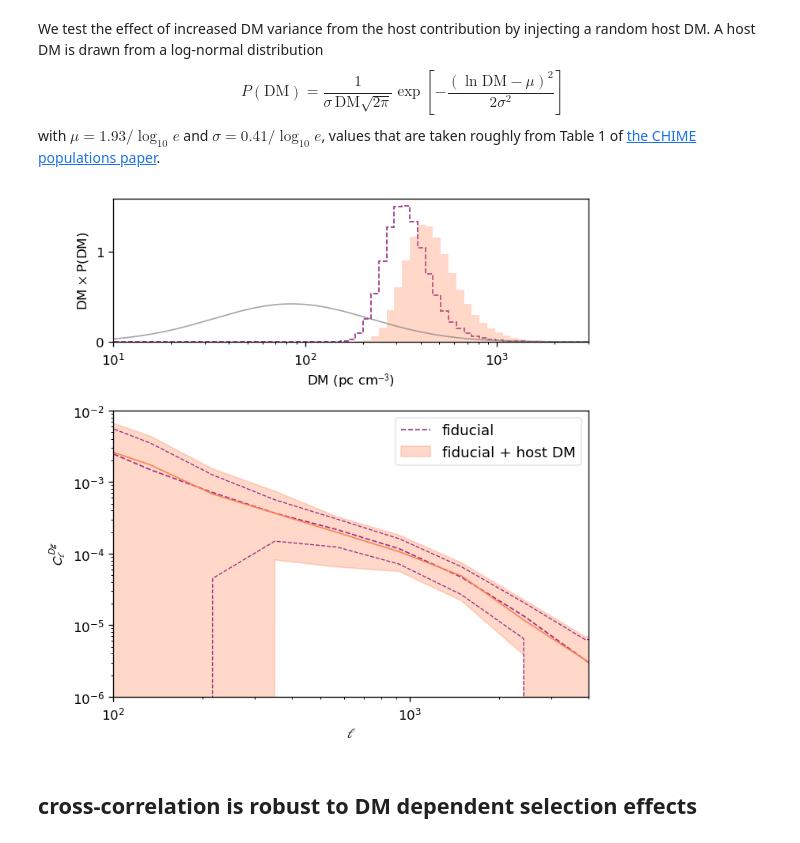
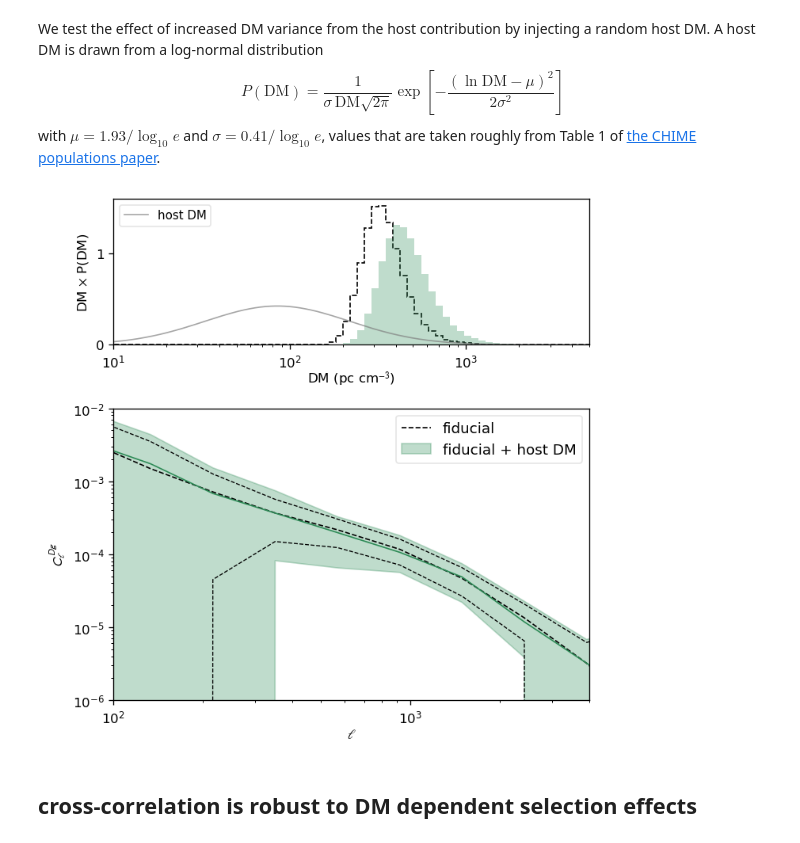
Before and after one commit to aqcheng/illustris_frb, a Jupyter notebook: notebooks/paper_figures.ipynb, the cells around one changed output. Cells and saved outputs as stored; diff of their text form; code cells hidden in the pictures.

```diff
--- a/notebooks/paper_figures.ipynb
+++ b/notebooks/paper_figures.ipynb
@@ -61,17 +62,15 @@ scatterPs_slice, scatterPs_full = 1 - np.concatenate(combined_res['scatterPs']['
 # %% [markdown]
 ### plotting helper functions
 # %%
-figpath = '/ceph/submit/data/group/submit-illustris/april/data/figures'
+figpath = '/ceph/submit/data/group/submit-illustris/april/data/figures_final'
 
 colorcycle = ['#1f77b4', '#ff7f0e', '#2ca02c', '#d62728', '#9467bd',
               '#8c564b', '#e377c2', '#7f7f7f', '#bcbd22', '#17becf']
 
-magma = sns.color_palette("magma_r")
 colorblind = sns.color_palette('colorblind')
 mako = sns.color_palette("mako_r", 4)
 flare = sns.color_palette("flare", 4)
-viridis = sns.color_palette('viridis_r', 3)
-fid_c = magma[3]
+fid_c = 'k'
 
 plt.style.use({
     'font.family':        'serif',
@@ -106,7 +105,7 @@ def plot_xcorr(ells, C_ls, ax=None, label=None, color='k', lw=1,
     ax.set_xscale(xscale)
     ax.set_yscale(yscale)
     ax.set_ylabel(ylabel)
-    ax.set_xlabel(xlabel)
+    ax.set_xlabel(xlabel, labelpad=2)
 
     if xlim is None:
         # ax.set_xlim((ells[0], ells[-1]))
@@ -151,14 +150,18 @@ def plot_ref_ClDg(ax, ref_ClDg=midslice_ClDgs, lw1=0.7, lw2=0.5, ells=ells, colo
             color = fid_c
         else:
             color='k'
-    if lw1 > 0:
-        ax.plot(ells, np.median(ref_ClDg, axis=0), color=color, lw=lw1, ls='--', label=label)
-        label2=None
+    if ref_ClDg is midslice_ClDgs:
+        ax.plot(ells, np.median(ref_ClDg, axis=0), color=color, lw=lw1)
+        ax.fill_between(ells, np.percentile(ref_ClDg, 16, axis=0), np.percentile(ref_ClDg, 84, axis=0), color=color, alpha=0.3, label=label)
     else:
-        label2=label
-    if lw2 > 0:
-        ax.plot(ells, np.percentile(ref_ClDg, 16, axis=0), color=color, lw=lw2, ls='--', label=label2)
-        ax.plot(ells, np.percentile(ref_ClDg, 84, axis=0), color=color, lw=lw2, ls='--')
+        if lw1 > 0:
+            ax.plot(ells, np.median(ref_ClDg, axis=0), color=color, lw=lw1, ls='--', label=label)
+            label2=None
+        else:
+            label2=label
+        if lw2 > 0:
+            ax.plot(ells, np.percentile(ref_ClDg, 16, axis=0), color=color, lw=lw2, ls='--', label=label2)
+            ax.plot(ells, np.percentile(ref_ClDg, 84, axis=0), color=color, lw=lw2, ls='--')
 
 def subplot_from_list(results_list, ells=ells, ref_ClDg=None, ref_label='default', ref_lws=(1, 0.8), labels=None,
                       ax=None, colors=colorcycle, legend=True, alpha=0.9, **kwargs):
@@ -234,38 +243,36 @@ H_fid_host, _ = np.histogram(fid_DMs_ + host_DMs_, bins=bins, density=True)
 # %%
 gs = gridspec.GridSpec(2, 1, height_ratios=[1, 2])
 fig = plt.figure(figsize=(6,6))
 
 ax_hist = fig.add_subplot(gs[0])
 ax = fig.add_subplot(gs[1])
 
-c = 'coral'
+c = 'seagreen'
 
 # DM host histogram
 DM_mids_ = (bins[:-1] + bins[1:]) / 2
-_ = ax_hist.plot(DMs_, PDMs_ * DMs_, color='gray', lw=1, alpha=0.7)
-_ = ax_hist.stairs(H_fid*DM_mids_, bins, color=fid_c, label='fiducial', ls='--')
-_ = ax_hist.stairs(H_fid_host*DM_mids_, bins, color=c, label='fiducial + host DM', fill=True, alpha=0.3)
+_ = ax_hist.plot(DMs_, PDMs_ * DMs_, color='gray', label='host DM', lw=1, alpha=0.7)
+_ = ax_hist.stairs(H_fid*DM_mids_, bins, color=fid_c, ls='--')
+_ = ax_hist.stairs(H_fid_host*DM_mids_, bins, color=c, fill=True, alpha=0.3)
 
-# _ = ax_hist.hist(fid_DMs_, bins=bins, histtype='step',ls="--", color=c, label='fiducial', density=True)
-# _ = ax_hist.hist(fid_DMs_ + host_DMs_, bins=bins, alpha=0.3, color=c, label='fiducial + host DM', density=True)
-# _ = ax_hist.hist(fid_DMs_ + host_DMs_, bins=bins, histtype='step', alpha=0.3, color=c, density=True)
-
-ax_hist.set_xlabel('DM (pc cm$^{-3}$)')
+ax_hist.set_xlabel('DM (pc cm$^{-3}$)', labelpad=0)
 ax_hist.set_ylabel('DM ' + r'$\times$' + ' P(DM)')
 ax_hist.set_xscale('log')
-ax_hist.set_xlim((10, 3e3))
+ax_hist.set_xlim((10, 5e3))
 # ax_hist.ticklabel_format(axis='y', style='sci', scilimits=(0,0))
 ax_hist.set_yticks([0, 1])
+ax_hist.legend(loc='upper left', fontsize=9)
 
 # cross-correlation
 plot_ref_ClDg(ax, fid_ClDgs, 1, 0.8, label='fiducial')
 plot_xcorr_trials(ells, res['n_frbs_injhostDM'][n_frbs], ax=ax, color=c, label='fiducial + host DM')
 ax.axhline(0, color='gray', ls='dotted', lw=0.8)
 ax.legend()
 
 plt.tight_layout()
+plt.savefig(os.path.join(figpath, 'hostDM.pdf'))
 # %% [output]
-[figure, old version]
+[figure, new version]
 # %% [markdown]
 ## cross-correlation is robust to DM dependent selection effects
 # %% [markdown]
```
Also changed, not shown: parts of 33 cells of this notebook, 1 other file.
